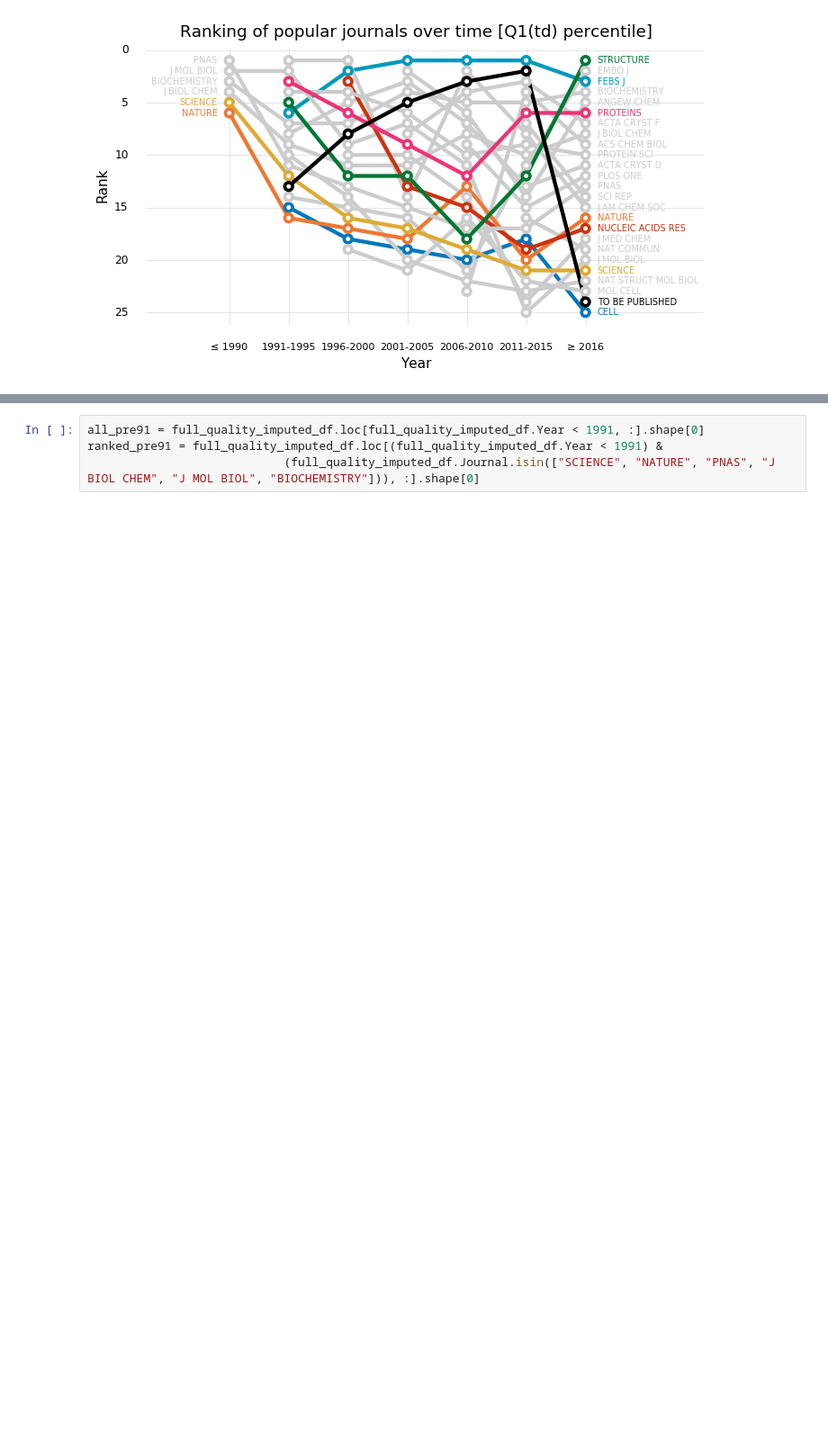
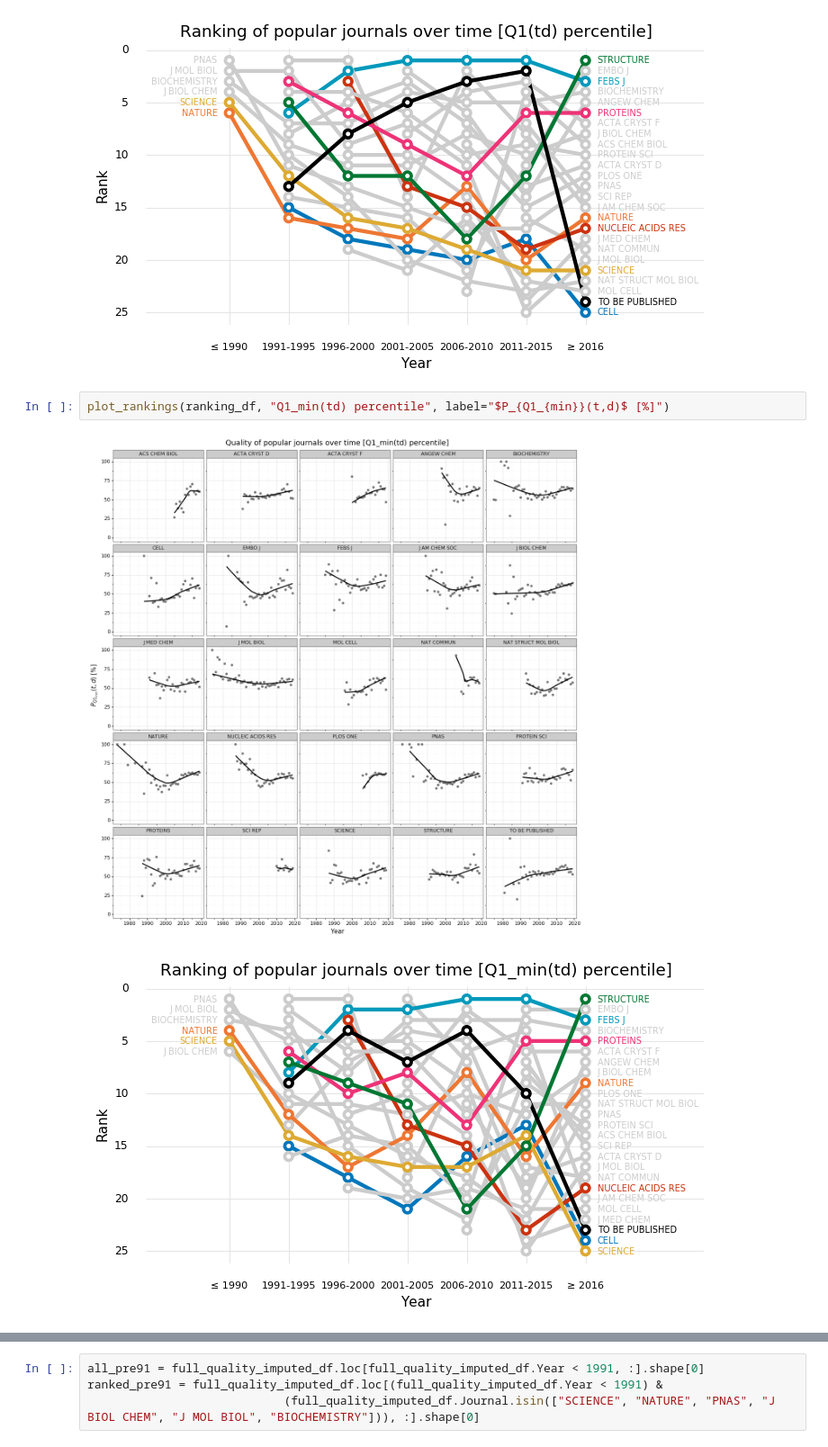
Before and after one commit to dabrze/pdb_structure_quality, a Jupyter notebook: PDB analysis.ipynb, the cells around one changed output, grey strips where cells are left out. Shown at 90% size. Drawn from its saved outputs; the diff is of its cells as text; blank space fills up the shorter version.

Commit message:
Additional rankings for comparison

```diff
--- a/PDB analysis.ipynb
+++ b/PDB analysis.ipynb
@@ -1262,3 +1263,8 @@ plot_rankings(ranking_df, "Q1(td) percentile", label="$P_{Q1}(t,d)$ [%]")
 # %% [output]
 [figure]
 [figure]
+# %%
+plot_rankings(ranking_df, "Q1_min(td) percentile", label="$P_{Q1_{min}}(t,d)$ [%]")
+# %% [output]
+[figure, added]
+[figure, added]
```
Also changed, not shown: parts of 4 cells of this notebook, 14 other files.
